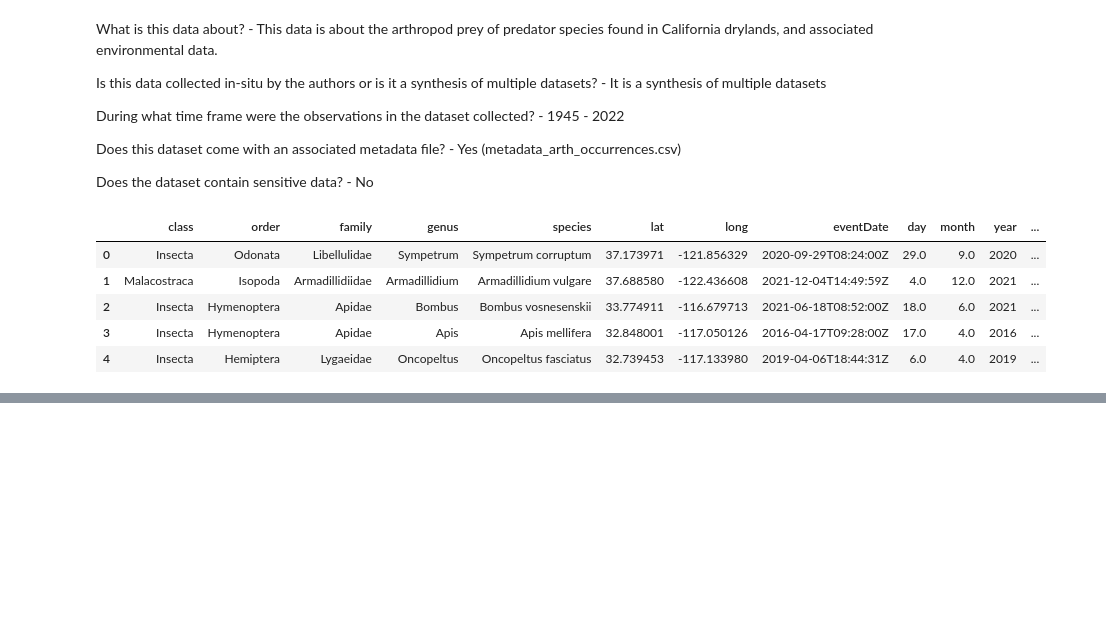
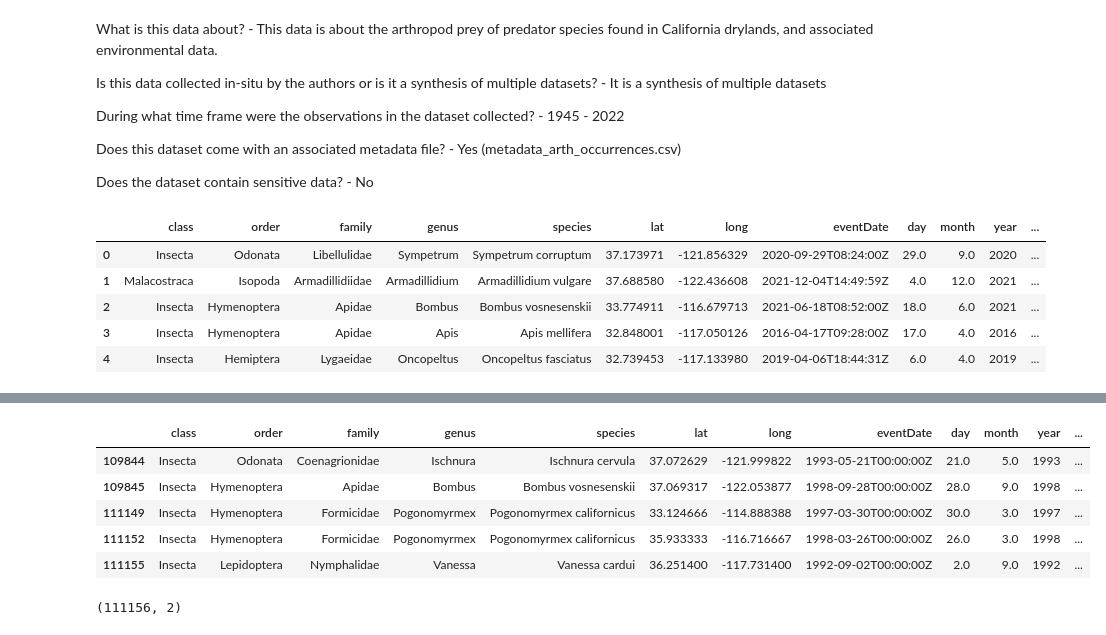
Before and after one commit to ht-oliver/eds220-2025-sections, a Jupyter notebook: section-1-data-selection-drylands.ipynb, the cells around one changed output, grey strips where cells are left out. Saved outputs shown, nothing was run; the diff lists cells and outputs as text; code cells hidden in the pictures; blank space fills up the shorter version.

```diff
--- a/section-1-data-selection-drylands.ipynb
+++ b/section-1-data-selection-drylands.ipynb
@@ -38,0 +145,19 @@ prey.head()
+# %%
+# 2) Select observations between 1992 and 2000
+prey_subset = prey[(prey['year'] >= 1992) & (prey['year'] <= 2000) ]
+
+# Alternitavely
+prey_sub_yr = prey [ prey ['year'].between(1992,2000)]
+# %% [output]
+|  | class | order | family | genus | species | lat | long | eventDate | day | month | year | ... |
+| 109844 | Insecta | Odonata | Coenagrionidae | Ischnura | Ischnura cervula | 37.072629 | -121.999822 | 1993-05-21T00:00:00Z | 21.0 | 5.0 | 1993 | ... |
+| 109845 | Insecta | Hymenoptera | Apidae | Bombus | Bombus vosnesenskii | 37.069317 | -122.053877 | 1998-09-28T00:00:00Z | 28.0 | 9.0 | 1998 | ... |
+| 111149 | Insecta | Hymenoptera | Formicidae | Pogonomyrmex | Pogonomyrmex californicus | 33.124666 | -114.888388 | 1997-03-30T00:00:00Z | 30.0 | 3.0 | 1997 | ... |
+| 111152 | Insecta | Hymenoptera | Formicidae | Pogonomyrmex | Pogonomyrmex californicus | 35.933333 | -116.716667 | 1998-03-26T00:00:00Z | 26.0 | 3.0 | 1998 | ... |
+| 111155 | Insecta | Lepidoptera | Nymphalidae | Vanessa | Vanessa cardui | 36.251400 | -117.731400 | 1992-09-02T00:00:00Z | 2.0 | 9.0 | 1992 | ... |
+# %%
+# 3) Select all rows for columns species and eventDate
+prey_subset = prey [['species', 'eventDate']]
+prey_subset.shape
+# %% [output]
+(111156, 2)
```
Also changed, not shown: parts of 11 cells of this notebook.
